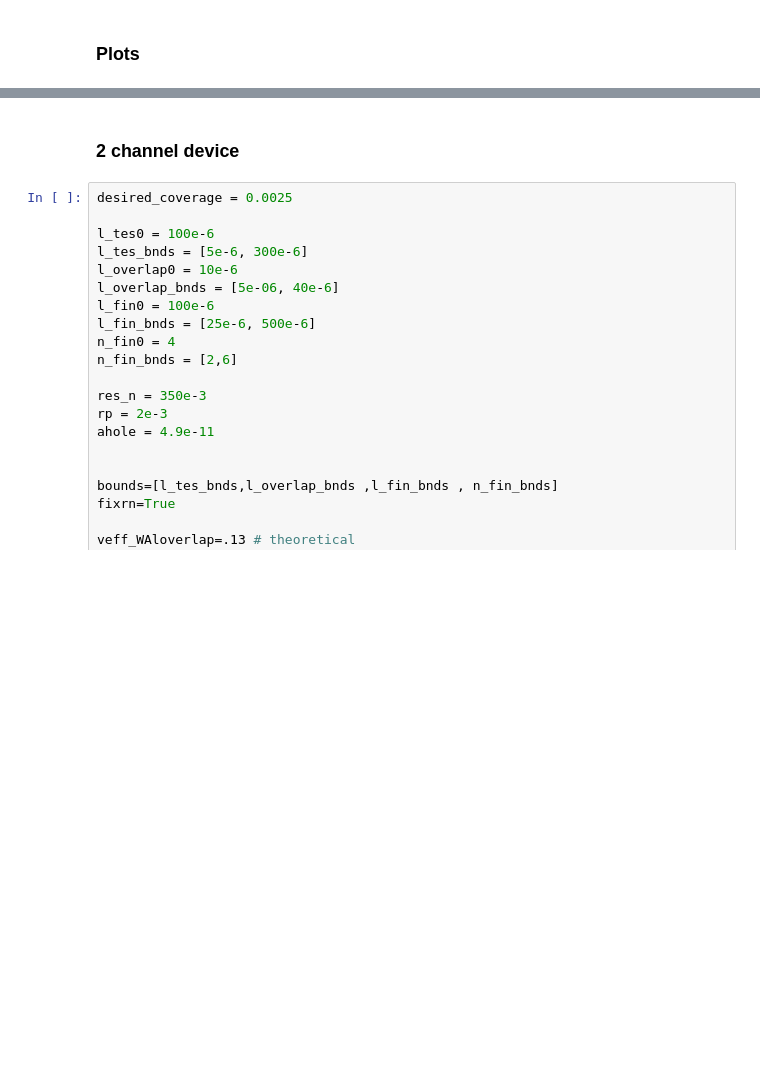
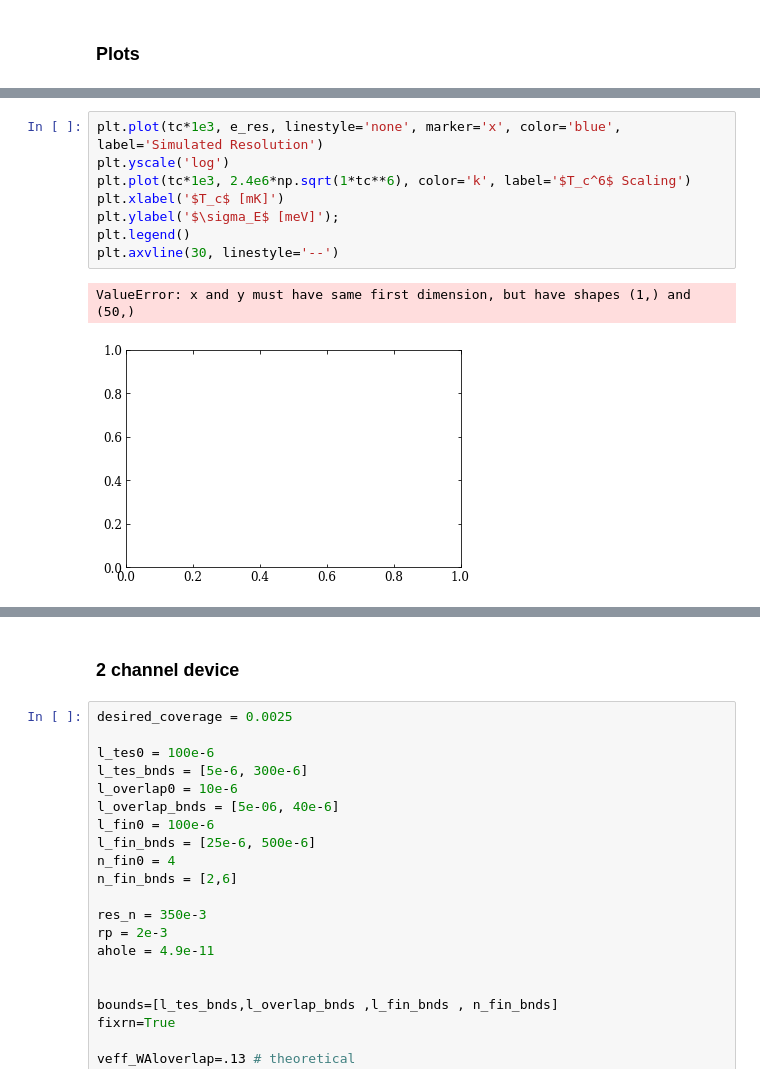
Before and after one commit to cwfink/cm_det_opt, a Jupyter notebook: quarter_percent/point25_percent_cov.ipynb, the cells around one changed output, grey strips where cells are left out. Saved outputs shown, nothing was run; the diff lists cells and outputs as text; blank space fills up the shorter version.

```diff
--- a/quarter_percent/point25_percent_cov.ipynb
+++ b/quarter_percent/point25_percent_cov.ipynb
@@ -705,0 +815,11 @@ plot.plot_ltes_vs_lfin(l, l_f, det1, val='al')
+# %%
+plt.plot(tc*1e3, e_res, linestyle='none', marker='x', color='blue', label='Simulated Resolution')
+plt.yscale('log')
+plt.plot(tc*1e3, 2.4e6*np.sqrt(1*tc**6), color='k', label='$T_c^6$ Scaling')
+plt.xlabel('$T_c$ [mK]')
+plt.ylabel('$\sigma_E$ [meV]');
+plt.legend()
+plt.axvline(30, linestyle='--')
+# %% [output]
+ValueError: x and y must have same first dimension, but have shapes (1,) and (50,)
+[figure, added]
```
Also changed, not shown: parts of 16 cells of this notebook, 35 other files.
